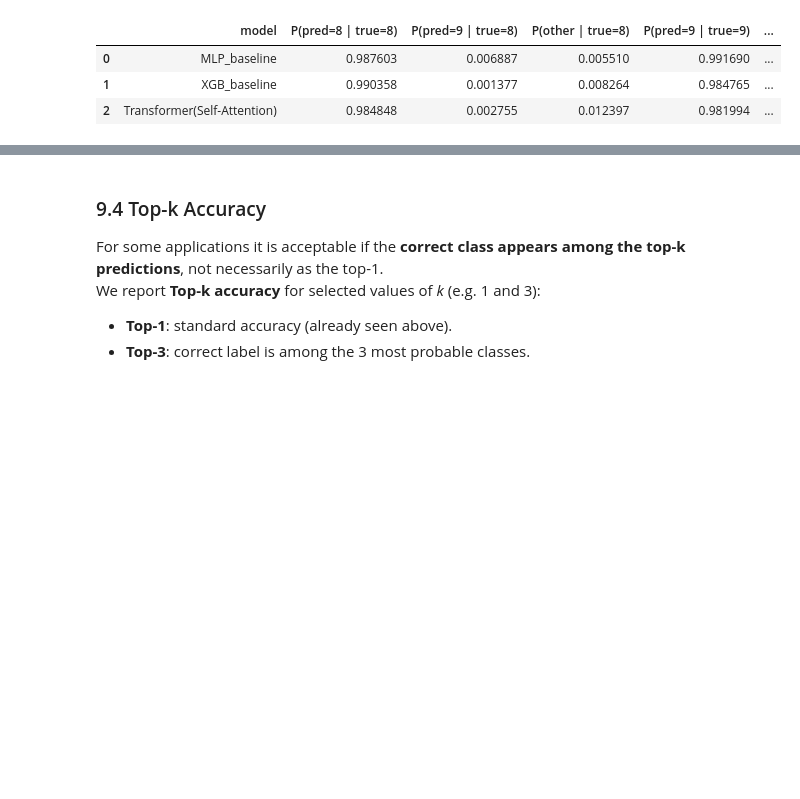
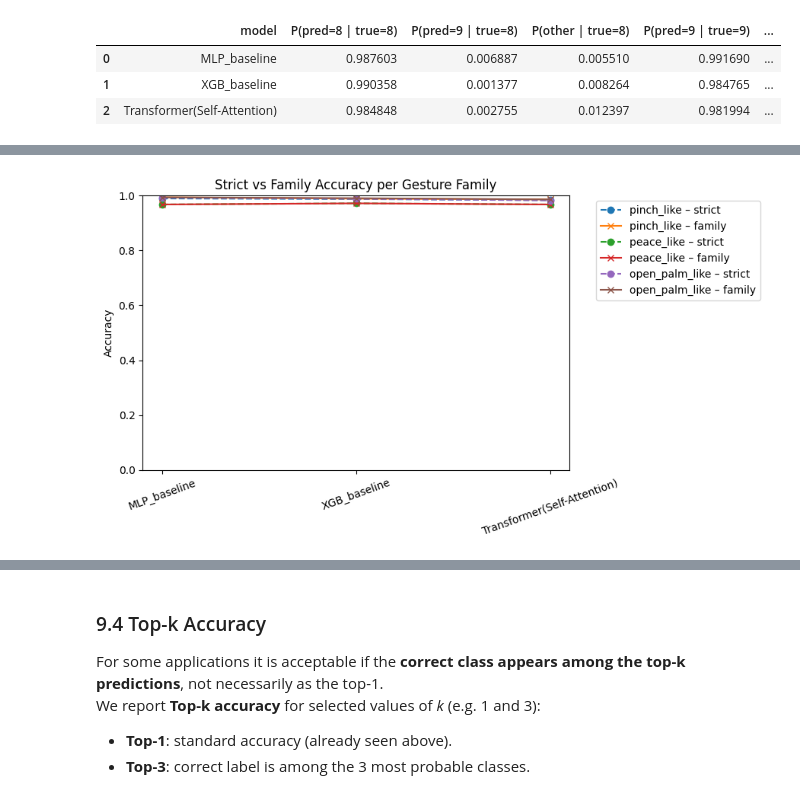
Before and after one commit to NatBrian/mediapipe-hand-recognition, a Jupyter notebook: notebooks/keypoint_training_transformer_self_attention.ipynb, the cells around one changed output, grey strips where cells are left out. Cells and saved outputs as stored; diff of their text form; code cells hidden in the pictures; blank space fills up the shorter version.

```diff
--- a/notebooks/keypoint_training_transformer_self_attention.ipynb
+++ b/notebooks/keypoint_training_transformer_self_attention.ipynb
@@ -1023,0 +1015,85 @@ Binary subtask performance for distinguishing class 8 (label 8) vs class 9 (labe
+# %%
+# Define gesture families (example – adjust to your label space)
+# Keys are family names, values are lists of class indices that belong together.
+SIMILAR_FAMILIES = {
+    "pinch_like": [8, 9],          # e.g. pinch, love
+    "peace_like": [2, 3],          # e.g. peace, victory
+    "open_palm_like": [0, 1],      # e.g. open, stop
+    # Add more as needed...
+}
+
+# Optional: if you have CLASS_NAMES, build readable names for families
+CLASS_NAMES = globals().get("CLASS_NAMES", None)
+
+def family_name(family_key):
+    labels = SIMILAR_FAMILIES[family_key]
+    if CLASS_NAMES is None:
+        return f"{family_key} ({labels})"
+    else:
+        names = [CLASS_NAMES[l] for l in labels]
+        return f"{family_key} ({', '.join(names)})"
+
+family_rows = []
+
+for model_name in MODEL_ORDER:
+    y_pred = model_outputs[model_name]["y_pred"]
+
+    for fam_key, fam_labels in SIMILAR_FAMILIES.items():
+        fam_labels = np.array(fam_labels)
+
+        # Restrict to samples where true label is in this family
+        mask = np.isin(y_true, fam_labels)
+        if not np.any(mask):
+            continue  # no samples for this family
+
+        y_true_fam = y_true[mask]
+        y_pred_fam = y_pred[mask]
+
+        # Strict accuracy: exact label match within family
+        strict_acc = np.mean(y_true_fam == y_pred_fam)
+
+        # Family accuracy: prediction is any label in the same family
+        fam_acc = np.mean(np.isin(y_pred_fam, fam_labels))
+
+        family_rows.append({
+            "model": model_name,
+            "family": fam_key,
+            "family_readable": family_name(fam_key),
+            "num_samples": len(y_true_fam),
+            "strict_accuracy": strict_acc,
+            "family_accuracy": fam_acc,
+            "smartness_gain": fam_acc - strict_acc,  # how often it's "almost right"
+        })
+
+family_df = pd.DataFrame(family_rows)
+display(family_df.sort_values(["family", "model"]))
+
+# Plot: strict vs family accuracy per model, per family
+plt.figure(figsize=(9, 5))
+for fam_key in SIMILAR_FAMILIES.keys():
+    sub = family_df[family_df["family"] == fam_key]
+    if sub.empty:
+        continue
+    plt.plot(
+        sub["model"],
+        sub["strict_accuracy"],
+        marker="o",
+        linestyle="--",
+        label=f"{fam_key} – strict"
+    )
+    plt.plot(
+        sub["model"],
+        sub["family_accuracy"],
+        marker="x",
+        linestyle="-",
+        label=f"{fam_key} – family"
+    )
+
+plt.ylim(0, 1.0)
+plt.ylabel("Accuracy")
+plt.title("Strict vs Family Accuracy per Gesture Family")
+plt.xticks(rotation=20)
+plt.legend(bbox_to_anchor=(1.05, 1.0), loc="upper left")
+plt.tight_layout()
+plt.show()
+# %% [output]
@@ -1023,0 +1110 @@ Binary subtask performance for distinguishing class 8 (label 8) vs class 9 (labe
+[figure, added]
```
Also changed, not shown: parts of 8 cells of this notebook, 2 other files.
